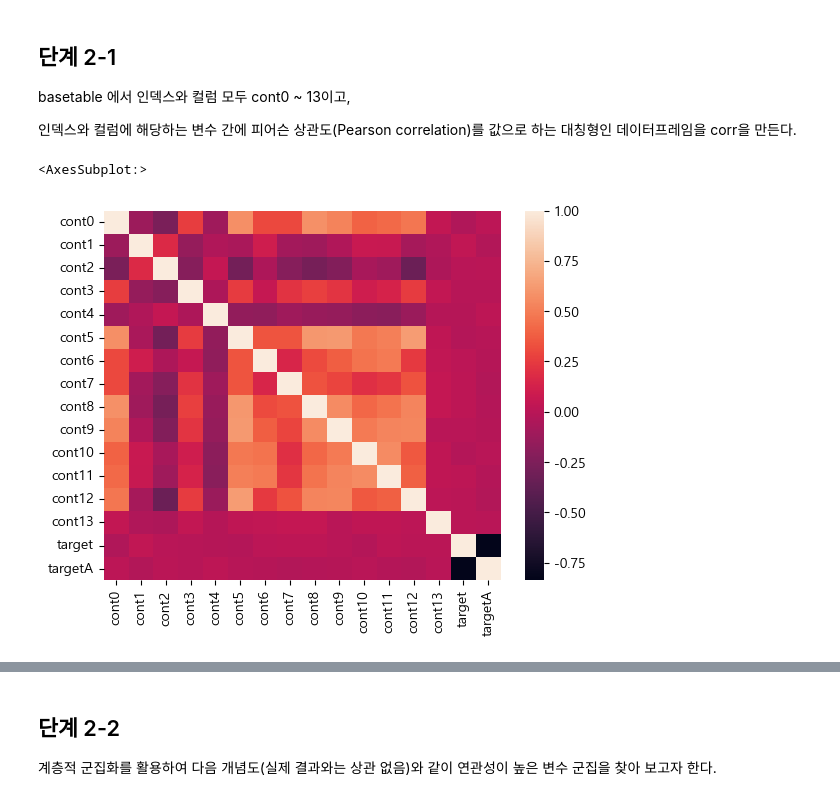
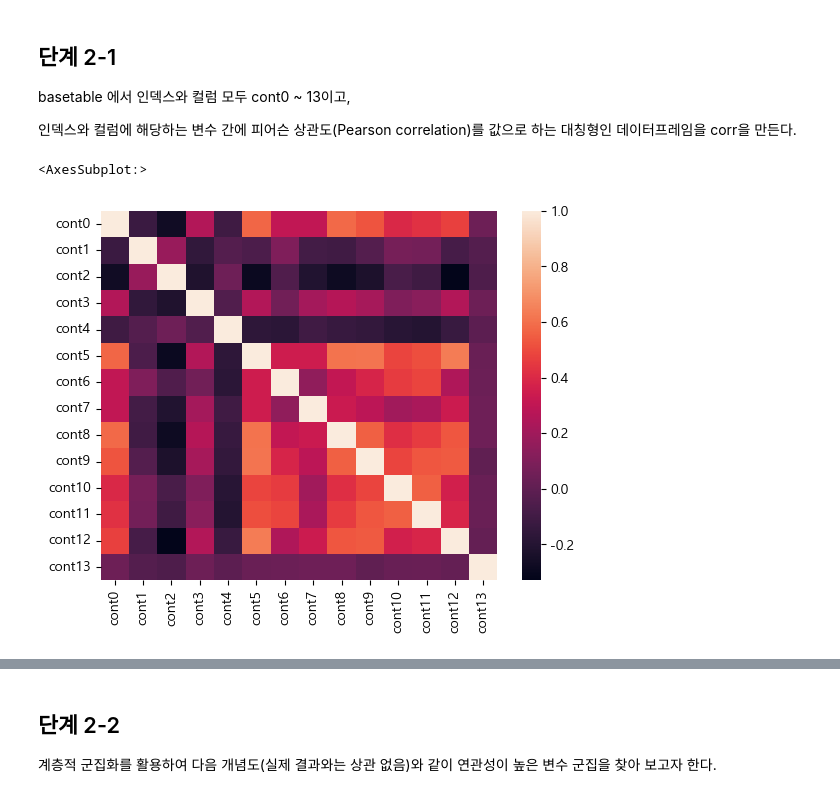
Before and after one commit to sunkusun9/DS_lv3_2410, a Jupyter notebook: sec_ds_lv3_prob2_prob.ipynb, the cells around one changed output, grey strips where cells are left out. Drawn from its saved outputs; the diff is of its cells as text; code cells hidden in the pictures.

```diff
--- a/sec_ds_lv3_prob2_prob.ipynb
+++ b/sec_ds_lv3_prob2_prob.ipynb
@@ -500,8 +500,8 @@ basetable 에서 인덱스와 컬럼 모두 cont0 ~ 13이고,
 
 인덱스와 컬럼에 해당하는 변수 간에 피어슨 상관도(Pearson correlation)를 값으로 하는 대칭형인 데이터프레임을 corr을 만든다.
 # %%
-df_corr = df_basetable.corr(method='pearson')
+df_corr= df_basetable[cont_cols].corr(method='pearson')
 sns.heatmap(df_corr)
 # %% [output]
 <AxesSubplot:>
-[figure, old version]
+[figure, new version]
```
Also changed, not shown: parts of 51 cells of this notebook.
